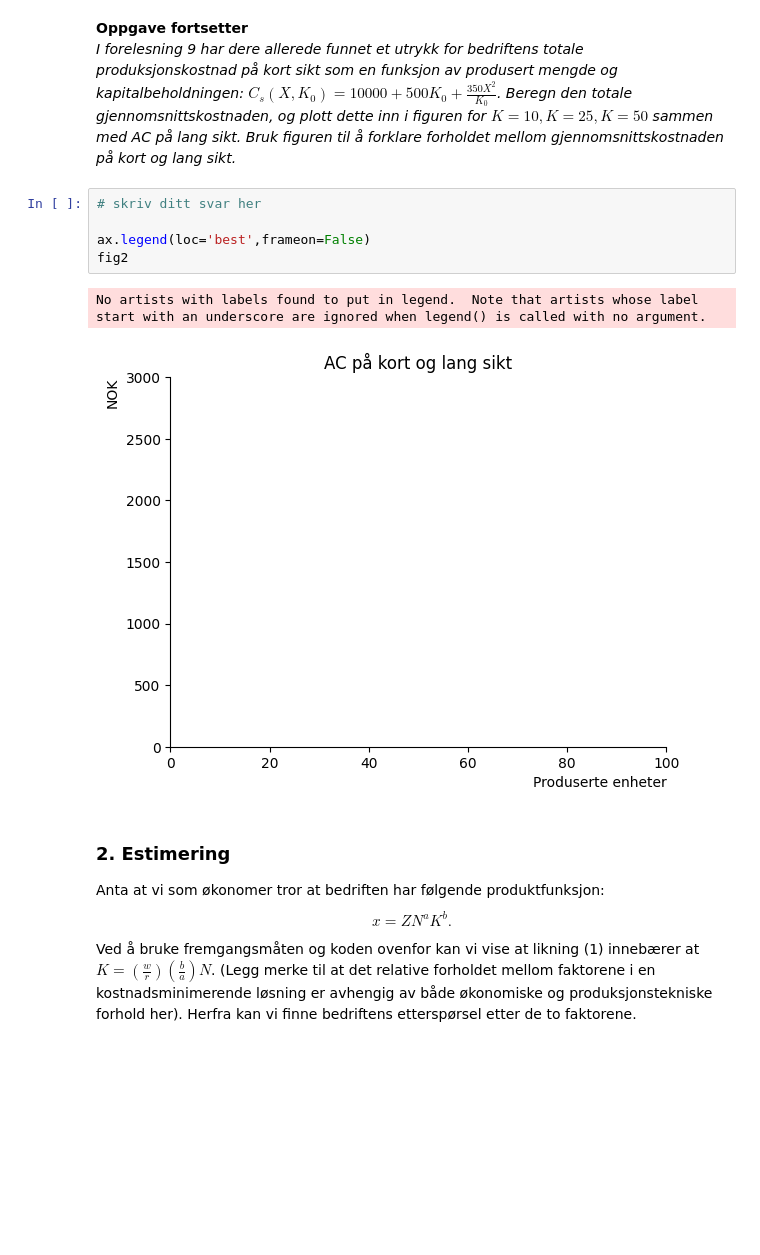
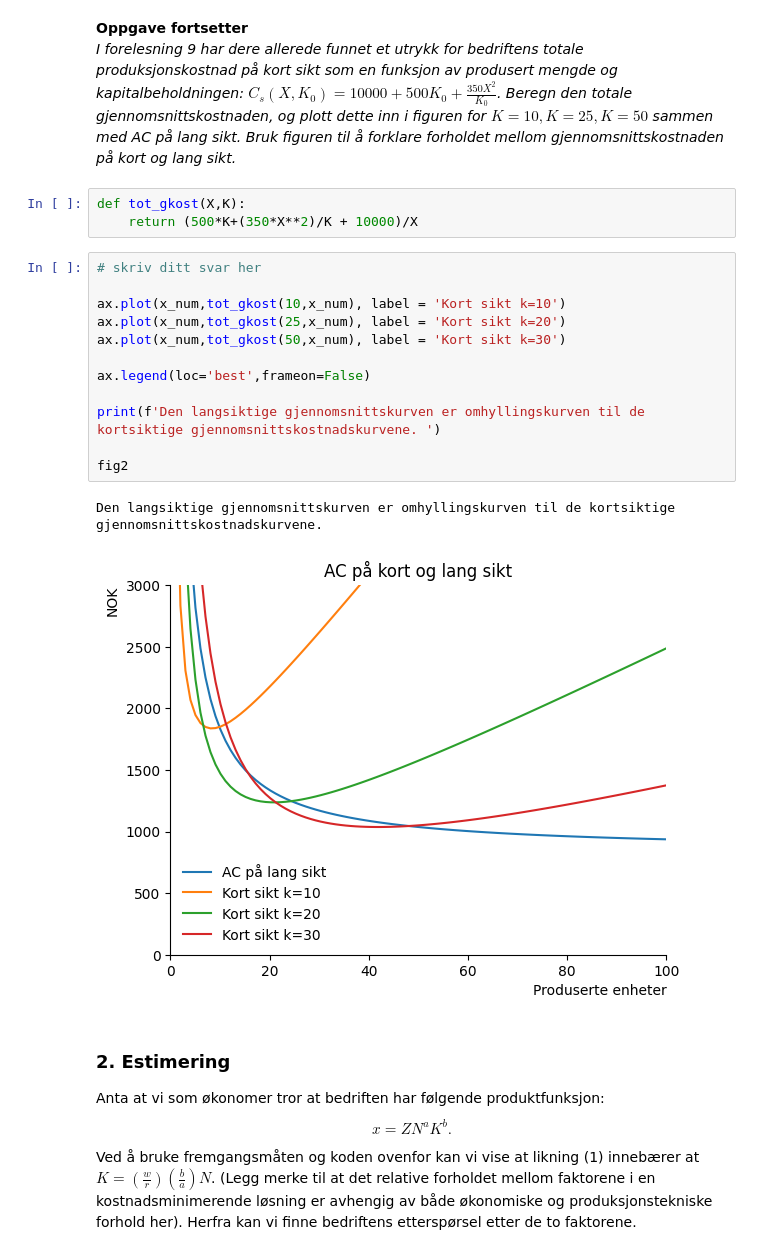
Before and after one commit to loopdiggaz/SOK-1006, a Jupyter notebook: forelesninger/notater forelesning 10.ipynb, the cells around one changed output. Saved outputs shown, nothing was run; the diff lists cells and outputs as text; blank space fills up the shorter version.

```diff
--- a/forelesninger/notater forelesning 10.ipynb
+++ b/forelesninger/notater forelesning 10.ipynb
@@ -178,14 +183,24 @@ No artists with labels found to put in legend.  Note that artists whose label st
 # %% [markdown]
 **Oppgave fortsetter**
 *I forelesning 9 har dere allerede funnet et utrykk for bedriftens totale produksjonskostnad på kort sikt som en funksjon av produsert mengde og kapitalbeholdningen: $C_s(X, K_0)=10000 + 500K_0 +\frac{350X^2}{K_0}$. Beregn den totale gjennomsnittskostnaden, og plott dette inn i figuren for $K=10, K=25, K=50$ sammen med AC på lang sikt. Bruk figuren til å forklare forholdet mellom gjennomsnittskostnaden på kort og lang sikt.*
+# %%
+def tot_gkost(X,K):
+    return (500*K+(350*X**2)/K + 10000)/X
 # %%
 # skriv ditt svar her
 
+ax.plot(x_num,tot_gkost(10,x_num), label = 'Kort sikt k=10')
+ax.plot(x_num,tot_gkost(25,x_num), label = 'Kort sikt k=20')
+ax.plot(x_num,tot_gkost(50,x_num), label = 'Kort sikt k=30')
+
 ax.legend(loc='best',frameon=False)
+
+print(f'Den langsiktige gjennomsnittskurven er omhyllingskurven til de kortsiktige gjennomsnittskostnadskurvene. ')
+
 fig2
 # %% [output]
-No artists with labels found to put in legend.  Note that artists whose label start with an underscore are ignored when legend() is called with no argument.
+Den langsiktige gjennomsnittskurven er omhyllingskurven til de kortsiktige gjennomsnittskostnadskurvene.
-[figure, old version]
+[figure, new version]
 # %% [markdown]
 ### 2. Estimering
 
```
Also changed, not shown: parts of 11 cells of this notebook, 3 other files.
